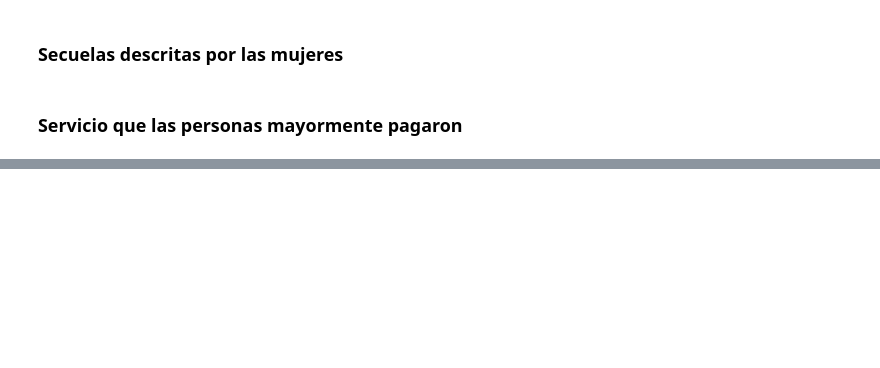
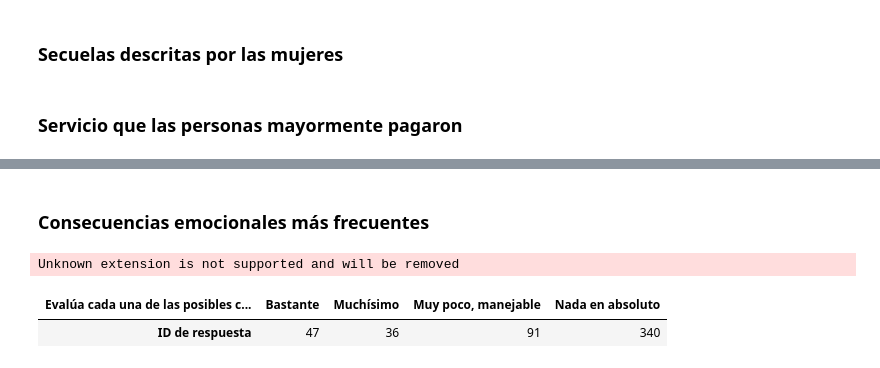
Before and after one commit to DataCritica/violencia-obstetrica-cuba, a Jupyter notebook: dataviz.ipynb, the cells around one changed output, grey strips where cells are left out. Drawn from its saved outputs; the diff is of its cells as text; code cells hidden in the pictures; blank space fills up the shorter version.

```diff
--- a/dataviz.ipynb
+++ b/dataviz.ipynb
@@ -909,0 +1256,14 @@ fig.show()
+# %% [markdown]
+### Consecuencias emocionales más frecuentes
+# %%
+df = pd.read_excel('data/copia_datos.xlsx', index_col=None, sheet_name='copia_datos')
+cols = df.columns
+
+table = pd.pivot_table(df, values=cols[0], index=None,
+                         columns=cols[155], aggfunc='count')
+
+table
+# %% [output]
+Unknown extension is not supported and will be removed
+| Evalúa cada una de las posibles c... | Bastante | Muchísimo | Muy poco, manejable | Nada en absoluto |
+| ID de respuesta | 47 | 36 | 91 | 340 |
```
Also changed, not shown: parts of 15 cells of this notebook, 7 other files.
